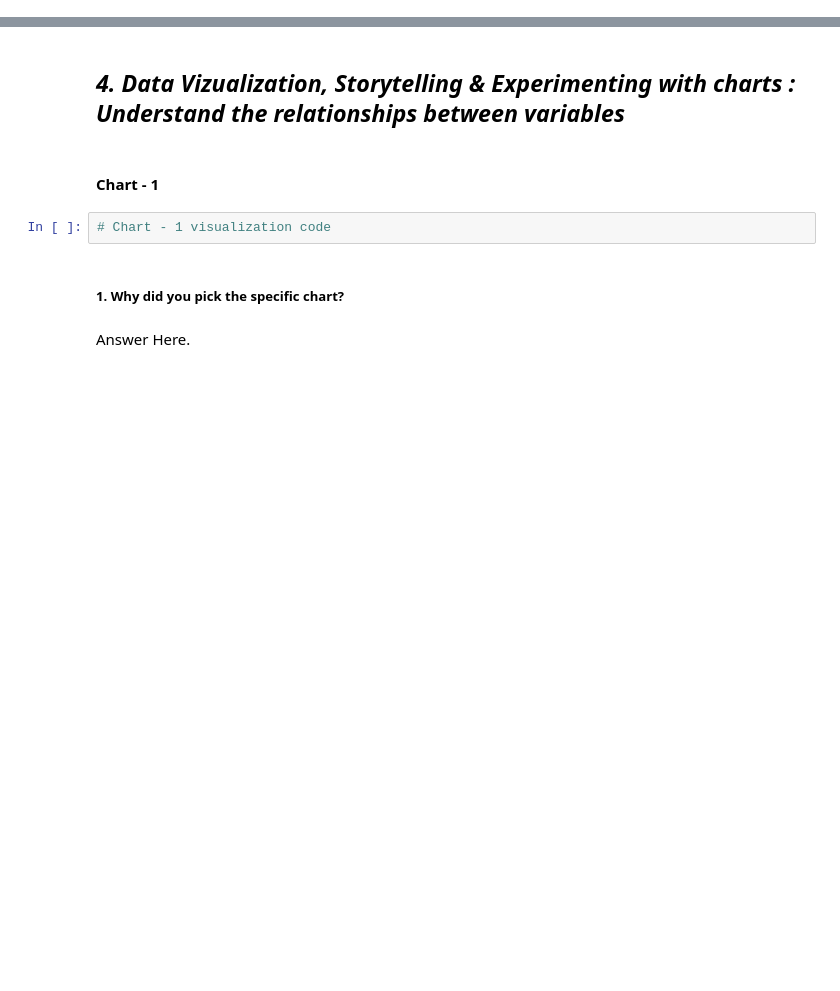
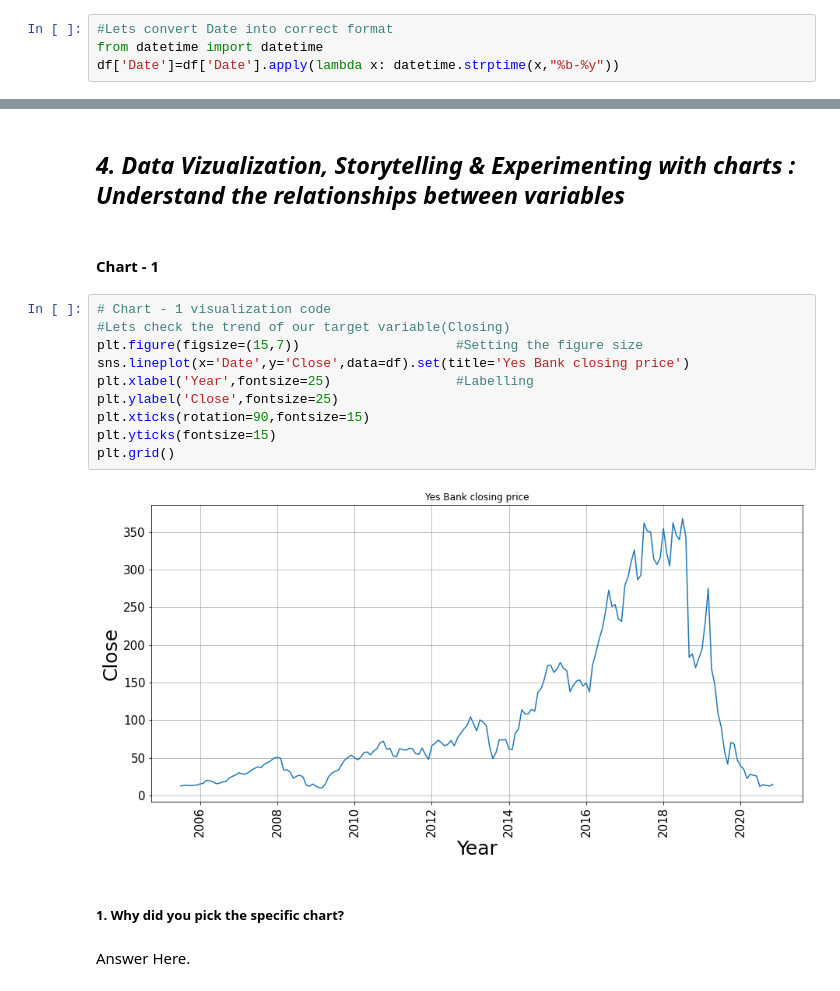
Before and after one commit to Asif-PA/YesBankStockPrediction, a Jupyter notebook: YesBankStockPrediction.ipynb, the cells around one changed output, grey strips where cells are left out. Cells and saved outputs as stored; diff of their text form; blank space fills up the shorter version.

```diff
--- a/YesBankStockPrediction.ipynb
+++ b/YesBankStockPrediction.ipynb
@@ -281,0 +290,4 @@ dtype: int64
+# %%
+#Lets convert Date into correct format
+from datetime import datetime
+df['Date']=df['Date'].apply(lambda x: datetime.strptime(x,"%b-%y"))
@@ -287,8 +311,18 @@ Answer Here.
 ## ***4. Data Vizualization, Storytelling & Experimenting with charts : Understand the relationships between variables***
 # %% [markdown]
 #### Chart - 1
-# %%
-# Chart - 1 visualization code
+# %%
+# Chart - 1 visualization code
+#Lets check the trend of our target variable(Closing)
+plt.figure(figsize=(15,7))                    #Setting the figure size
+sns.lineplot(x='Date',y='Close',data=df).set(title='Yes Bank closing price')
+plt.xlabel('Year',fontsize=25)                #Labelling
+plt.ylabel('Close',fontsize=25)
+plt.xticks(rotation=90,fontsize=15)
+plt.yticks(fontsize=15)
+plt.grid()
+# %% [output]
+[figure, added]
 # %% [markdown]
 ##### 1. Why did you pick the specific chart?
 # %% [markdown]
```
Also changed, not shown: parts of 199 cells of this notebook.
